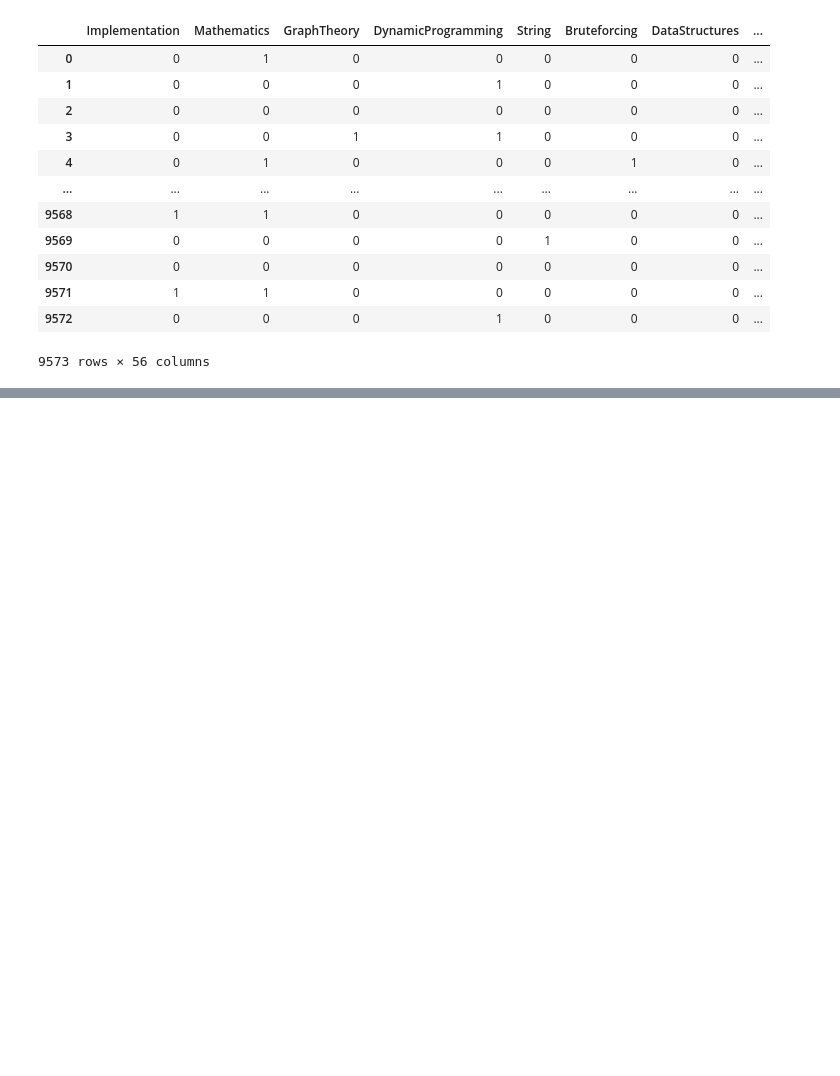
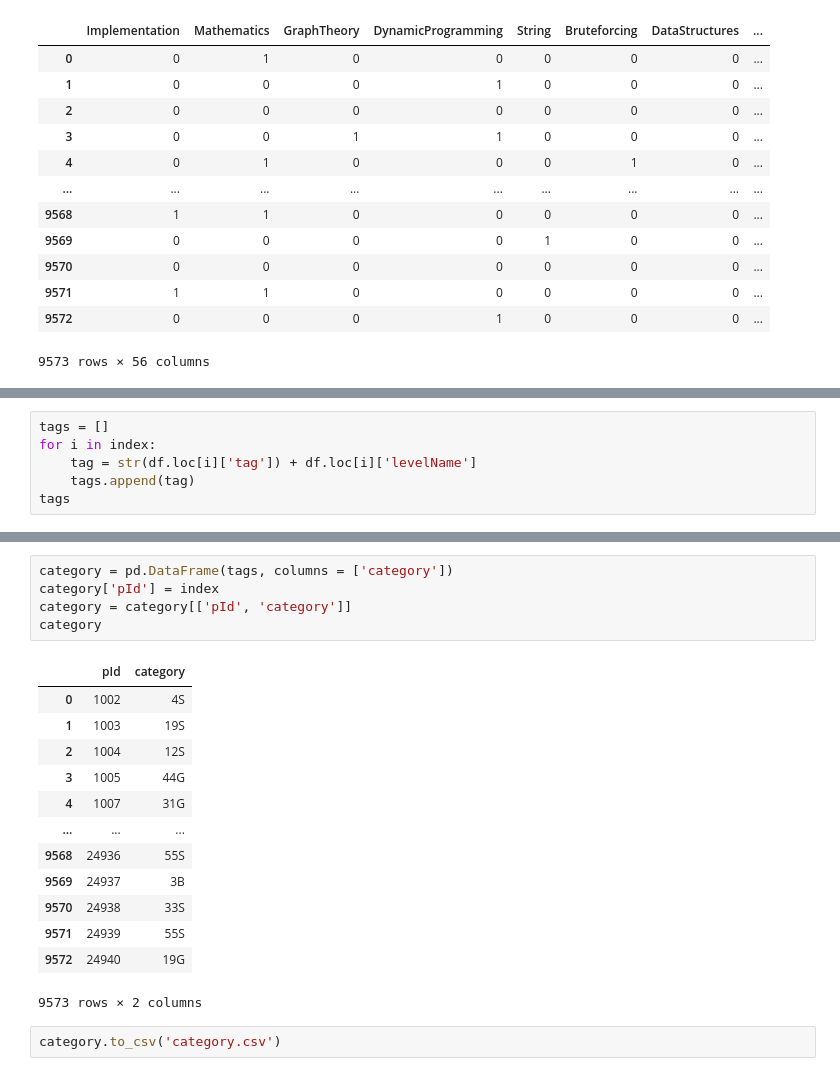
Before and after one commit to dampers/Recommenders, a Jupyter notebook: Clustering/createTag.ipynb, the cells around one changed output, grey strips where cells are left out. Cells and saved outputs as stored; diff of their text form; blank space fills up the shorter version.

```diff
--- a/Clustering/createTag.ipynb
+++ b/Clustering/createTag.ipynb
@@ -178,0 +293,6 @@ df
+# %%
+tags = []
+for i in index:
+    tag = str(df.loc[i]['tag']) + df.loc[i]['levelName']
+    tags.append(tag)
+tags
@@ -178,0 +317,21 @@ df
+# %%
+category = pd.DataFrame(tags, columns = ['category'])
+category['pId'] = index
+category = category[['pId', 'category']]
+category
+# %% [output]
+|  | pId | category |
+| 0 | 1002 | 4S |
+| 1 | 1003 | 19S |
+| 2 | 1004 | 12S |
+| 3 | 1005 | 44G |
+| 4 | 1007 | 31G |
+| ... | ... | ... |
+| 9568 | 24936 | 55S |
+| 9569 | 24937 | 3B |
+| 9570 | 24938 | 33S |
+| 9571 | 24939 | 55S |
+| 9572 | 24940 | 19G |
+9573 rows × 2 columns
+# %%
+category.to_csv('category.csv')
```
Also changed, not shown: parts of 9 cells of this notebook, 5 other files.
